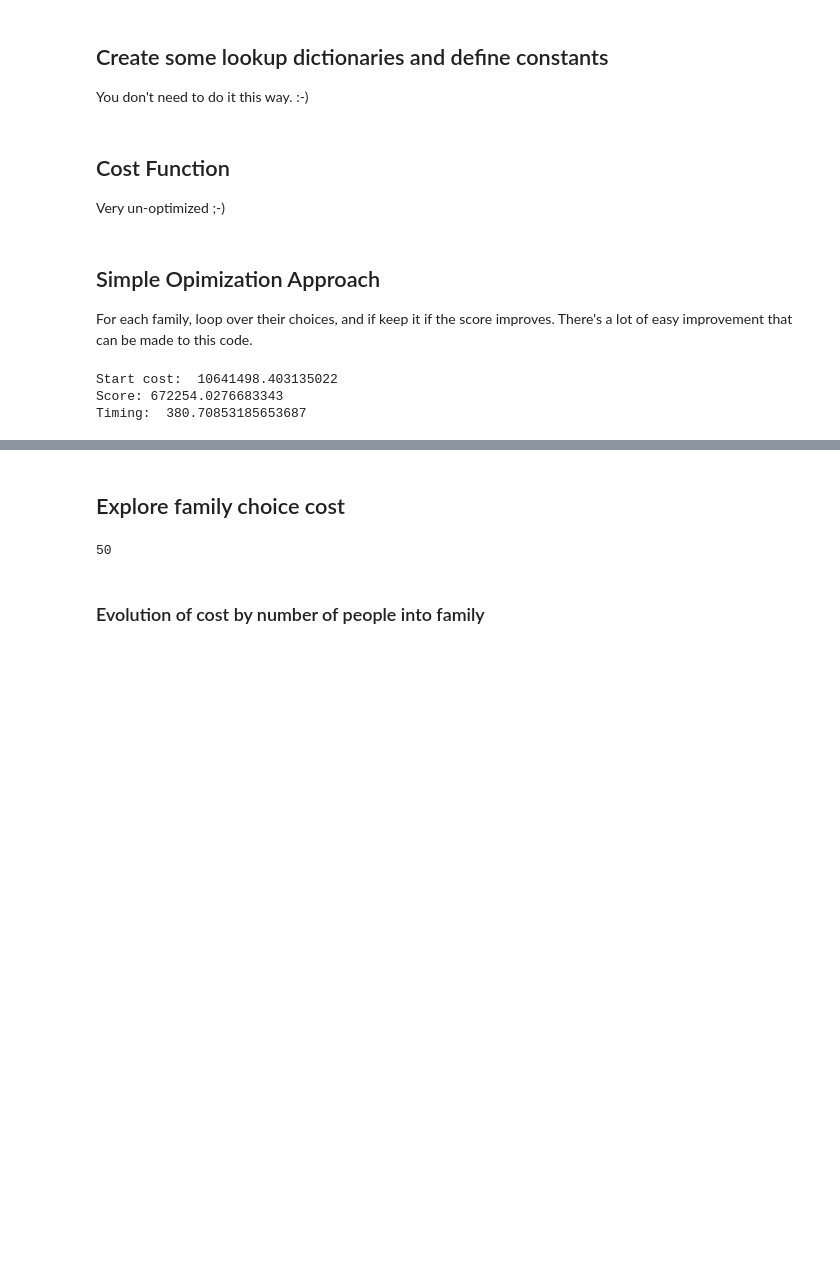
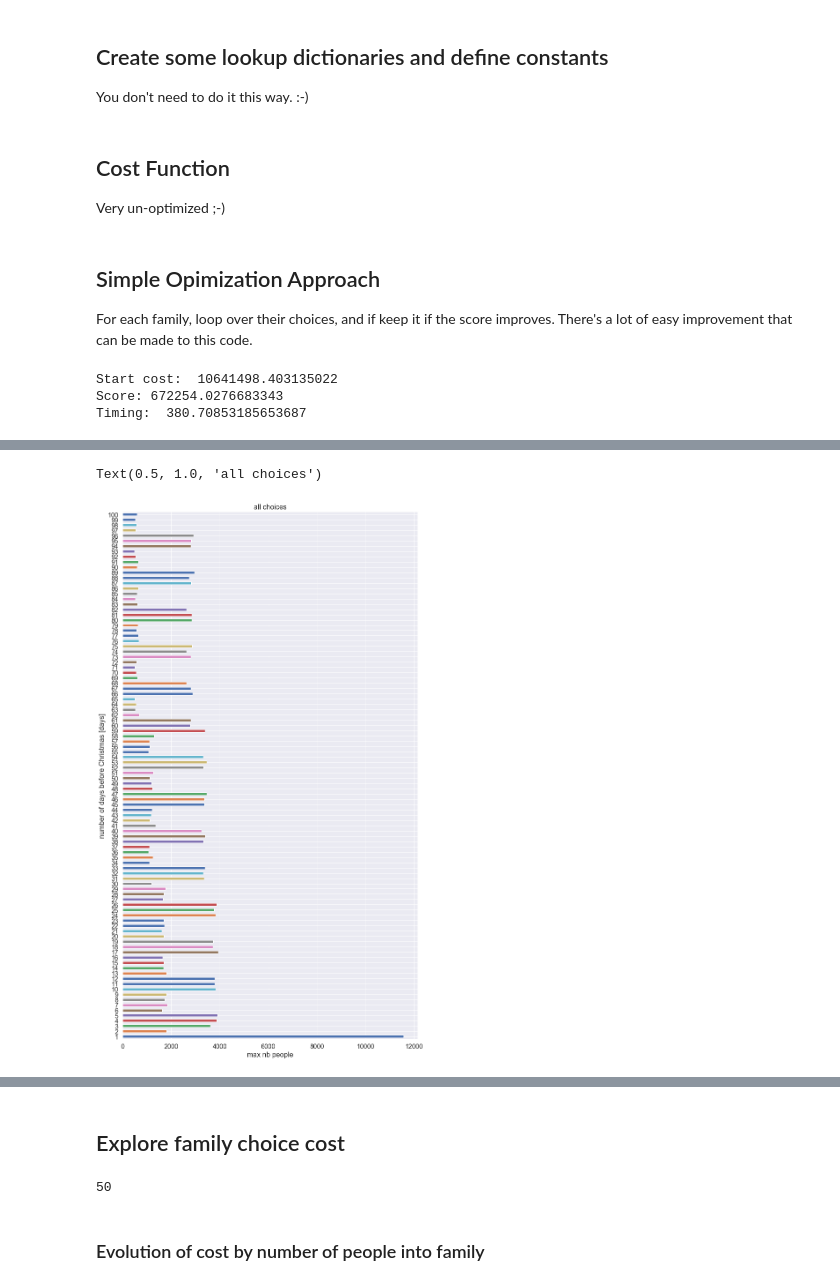
Before and after one commit to jeugregg/santa-workshop-tour-2019, a Jupyter notebook: santa-s-2019-starter-notebook.ipynb, the cells around one changed output, grey strips where cells are left out. Cells and saved outputs as stored; diff of their text form; code cells hidden in the pictures; blank space fills up the shorter version.

```diff
--- a/santa-s-2019-starter-notebook.ipynb
+++ b/santa-s-2019-starter-notebook.ipynb
@@ -205,0 +218,37 @@ joblib.dump(submission, PATH_BASELINE_0)
+# %%
+# show how people choose days :
+# 5 first choices
+# 5 last choices
+#data
+df_day = pd.DataFrame(index=range(1,101))
+df_day["all_choices"] = 0
+df_day["first_choices"] = 0
+df_day["mid_choices"] = 0
+df_day["last_choices"] = 0
+list_choice_all = ['choice_{}'.format(n) for n in range(0, 10)]
+list_choice_first = ['choice_{}'.format(n) for n in range(0, 3)]
+list_choice_mid = ['choice_{}'.format(n) for n in range(3, 7)]
+list_choice_last = ['choice_{}'.format(n) for n in range(7, 10)]
+
+# for each first choices, add to each days the number of people
+for choice in list_choice_all:
+    for indice in data.index:
+        df_day.loc[data.at[indice, choice],
+                   "all_choices"] += data.at[indice, "n_people"]
+
+for choice in list_choice_first:
+    for indice in data.index:
+        df_day.loc[data.at[indice, choice],
+                   "first_choices"] += data.at[indice, "n_people"]
+
+for choice in list_choice_mid:
+    for indice in data.index:
+        df_day.loc[data.at[indice, choice],
+                   "mid_choices"] += data.at[indice, "n_people"]
+
+for choice in list_choice_last:
+    for indice in data.index:
+        df_day.loc[data.at[indice, choice],
+                   "last_choices"] += data.at[indice, "n_people"]
+
+df_day.head()
@@ -205,0 +262,10 @@ joblib.dump(submission, PATH_BASELINE_0)
+# %%
+fig = plt.figure(figsize=(12, 22))
+ax1 = fig.gca()
+df_day["all_choices"].plot.barh(ax=ax1)
+ax1.set_xlabel("max nb people")
+ax1.set_ylabel("number of days before Christmas [days]");
+ax1.set_title("all choices");
+# %% [output]
+Text(0.5, 1.0, 'all choices')
+[figure, added]
```
Also changed, not shown: parts of 61 cells of this notebook.
